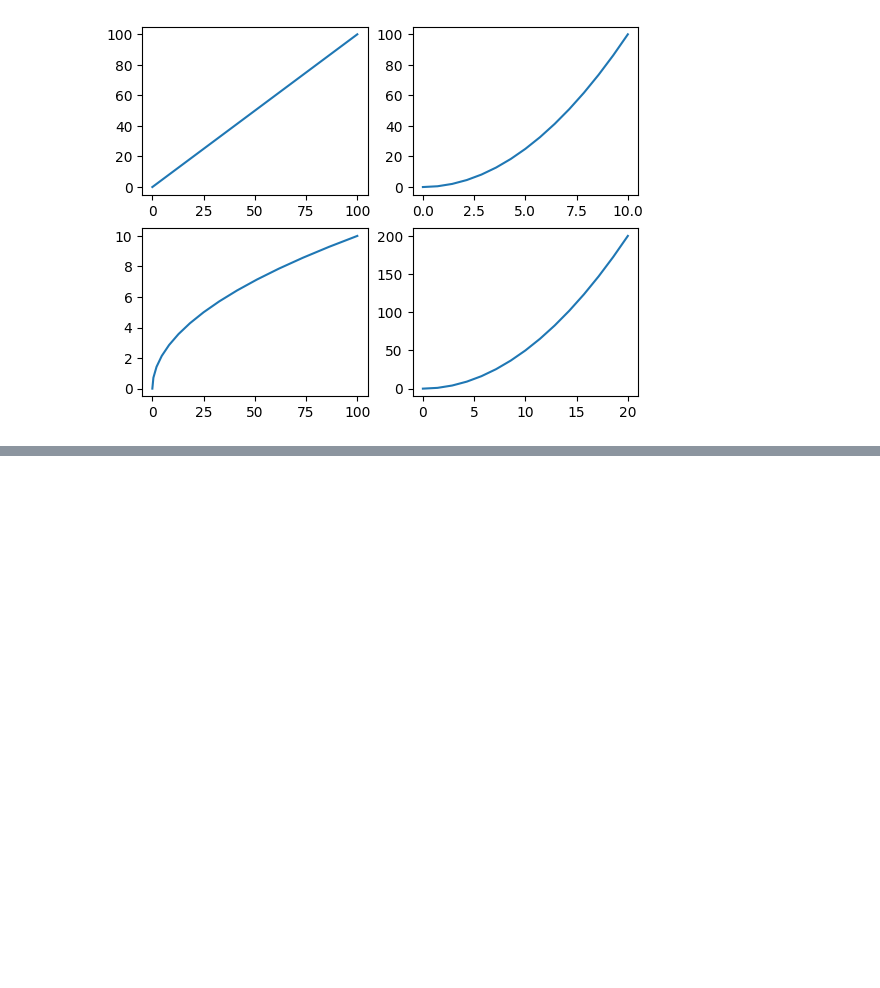
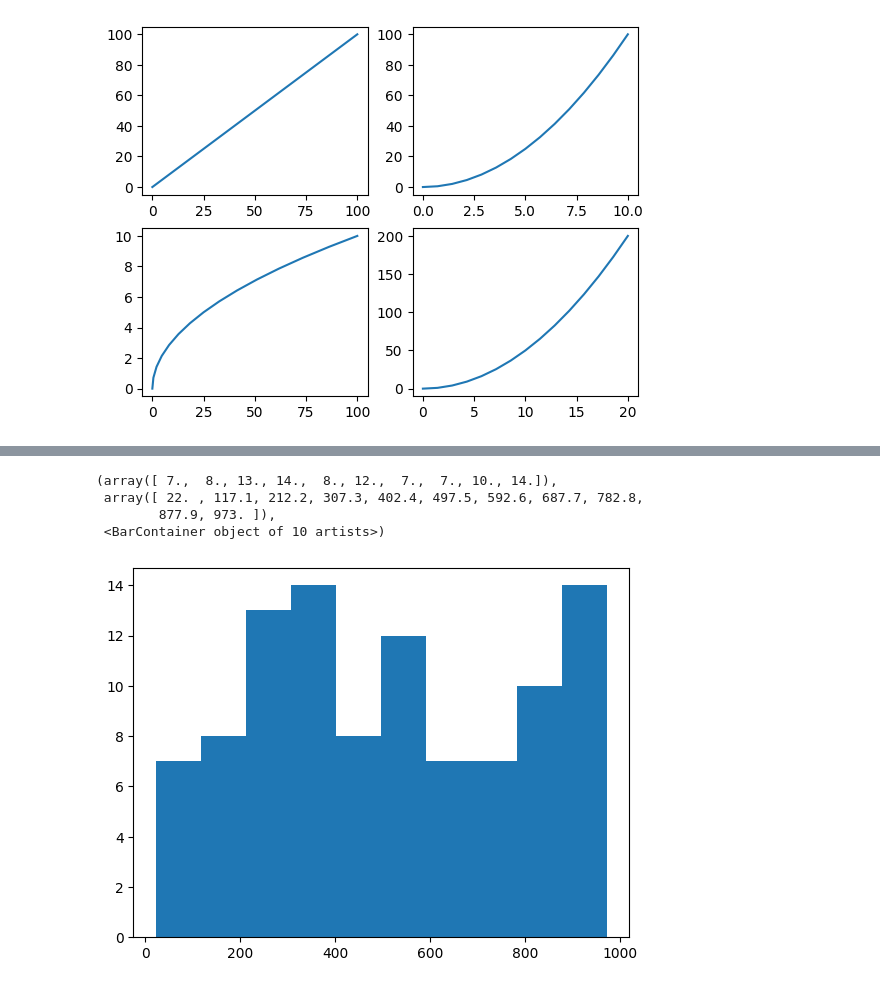
Before and after one commit to wasif-h/Data-Analytics-Odyssey, a Jupyter notebook: Data_Visualization/main_matplotlib.ipynb, the cells around one changed output, grey strips where cells are left out. Saved outputs shown, nothing was run; the diff lists cells and outputs as text; code cells hidden in the pictures; blank space fills up the shorter version.

```diff
--- a/Data_Visualization/main_matplotlib.ipynb
+++ b/Data_Visualization/main_matplotlib.ipynb
@@ -40,0 +59,3 @@ plt.plot(2*x,2*y)
+# %%
+data = np.random.randint(1,1000,size=[100])
+data
@@ -40,0 +71,8 @@ plt.plot(2*x,2*y)
+# %%
+plt.hist(data)
+# %% [output]
+(array([ 7.,  8., 13., 14.,  8., 12.,  7.,  7., 10., 14.]),
+ array([ 22. , 117.1, 212.2, 307.3, 402.4, 497.5, 592.6, 687.7, 782.8,
+        877.9, 973. ]),
+ <BarContainer object of 10 artists>)
+[figure, added]
```
Also changed, not shown: parts of 5 cells of this notebook.
